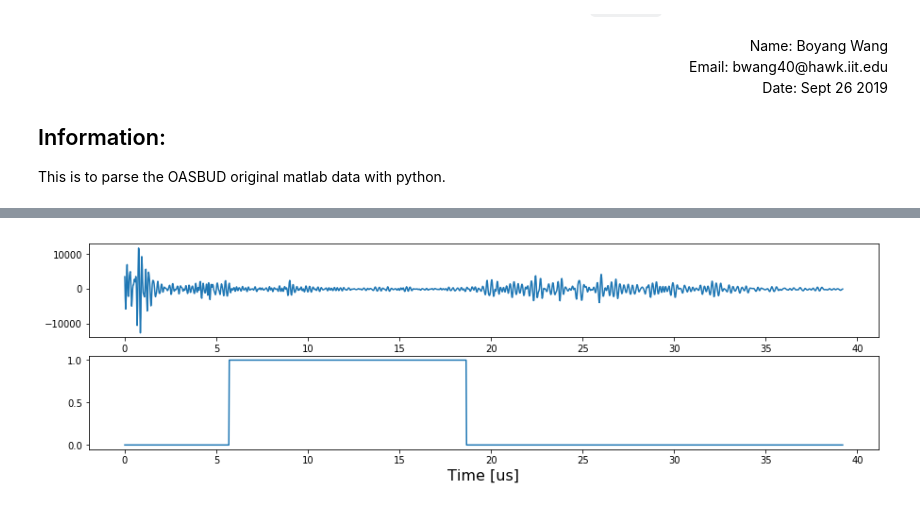
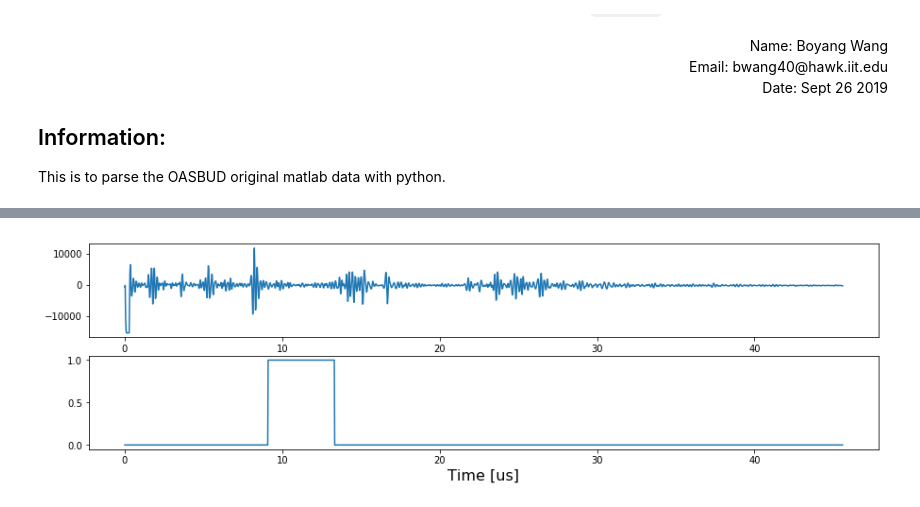
Before and after one commit to bwang40/OASBUD_DataProcessing, a Jupyter notebook: JupyterNotebook/OASBUD_DataProcessing_Rev0_0.ipynb, the cells around one changed output, grey strips where cells are left out. Cells and saved outputs as stored; diff of their text form; code cells hidden in the pictures.

```diff
--- a/JupyterNotebook/OASBUD_DataProcessing_Rev0_0.ipynb
+++ b/JupyterNotebook/OASBUD_DataProcessing_Rev0_0.ipynb
@@ -92,11 +92,11 @@ _ = plt.contourf(testroi1)
 # %%
-index2 = 280
+index2 = 230
 _ = plt.figure(figsize = (15,4))
 _ = plt.subplot(211)
 _ = plt.plot(testtime,testrf1[:,index2])
 _ = plt.xlabel('Time [us]', fontsize=16)
 _ = plt.subplot(212)
 _ = plt.plot(testtime,testroi1[:,index2])
 _ = plt.xlabel('Time [us]', fontsize=16)
 # %% [output]
-[figure, old version]
+[figure, new version]
```
Also changed, not shown: parts of 2 cells of this notebook, 1 other file.
